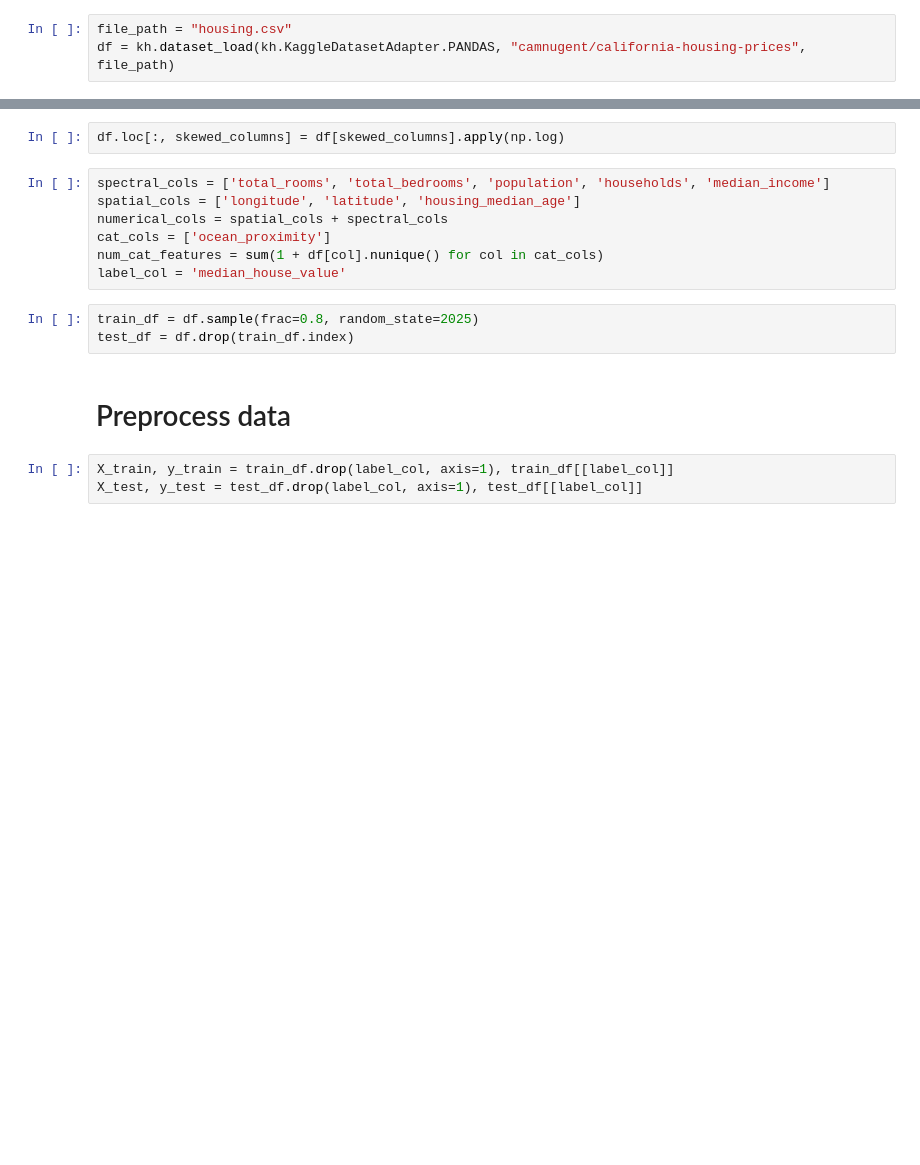
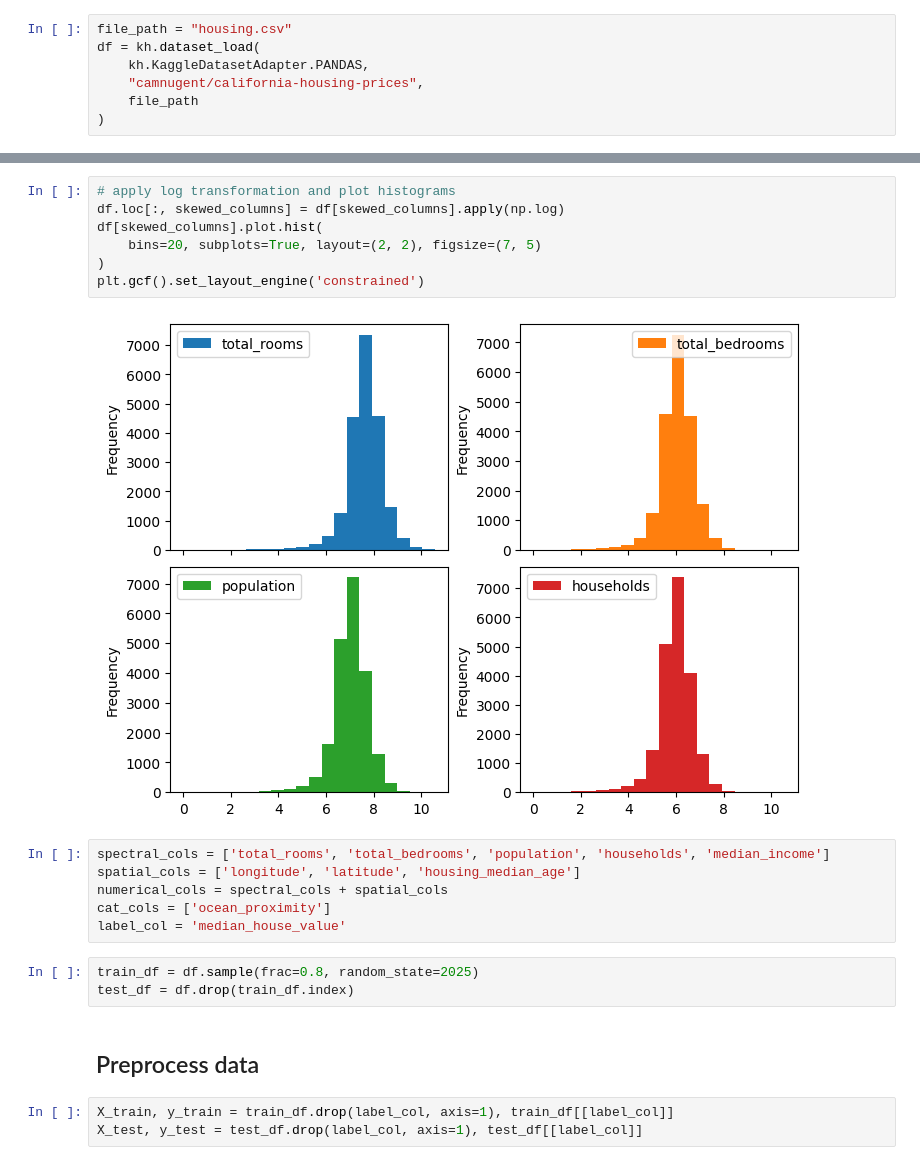
Before and after one commit to alexshtf/torchcurves, a Jupyter notebook: doc/source/examples/transformer_mixed_curves.ipynb, the cells around one changed output, grey strips where cells are left out. Cells and saved outputs as stored; diff of their text form; blank space fills up the shorter version.

```diff
--- a/examples/transformer_mixed_curves.ipynb
+++ b/doc/source/examples/transformer_mixed_curves.ipynb
@@ -23,6 +28,10 @@ else:
 # %%
 file_path = "housing.csv"
-df = kh.dataset_load(kh.KaggleDatasetAdapter.PANDAS, "camnugent/california-housing-prices", file_path)
+df = kh.dataset_load(
+    kh.KaggleDatasetAdapter.PANDAS,
+    "camnugent/california-housing-prices",
+    file_path
+)
 # %%
 # columns that we know have a very skewed distribution
 skewed_columns = ['total_rooms', 'total_bedrooms', 'population', 'households']
@@ -31,19 +42,25 @@ plt.gcf().set_layout_engine('constrained')
 # %% [output]
 [figure]
 # %%
+# apply log transformation and plot histograms
 df.loc[:, skewed_columns] = df[skewed_columns].apply(np.log)
+df[skewed_columns].plot.hist(
+    bins=20, subplots=True, layout=(2, 2), figsize=(7, 5)
+)
+plt.gcf().set_layout_engine('constrained')
+# %% [output]
+[figure, added]
 # %%
 spectral_cols = ['total_rooms', 'total_bedrooms', 'population', 'households', 'median_income']
 spatial_cols = ['longitude', 'latitude', 'housing_median_age']
-numerical_cols = spatial_cols + spectral_cols
+numerical_cols = spectral_cols + spatial_cols
 cat_cols = ['ocean_proximity']
-num_cat_features = sum(1 + df[col].nunique() for col in cat_cols)
 label_col = 'median_house_value'
 # %%
 train_df = df.sample(frac=0.8, random_state=2025)
 test_df = df.drop(train_df.index)
 # %% [markdown]
-# Preprocess data
+## Preprocess data
 # %%
 X_train, y_train = train_df.drop(label_col, axis=1), train_df[[label_col]]
 X_test, y_test = test_df.drop(label_col, axis=1), test_df[[label_col]]
```
Also changed, not shown: parts of 23 cells of this notebook, 21 other files.
